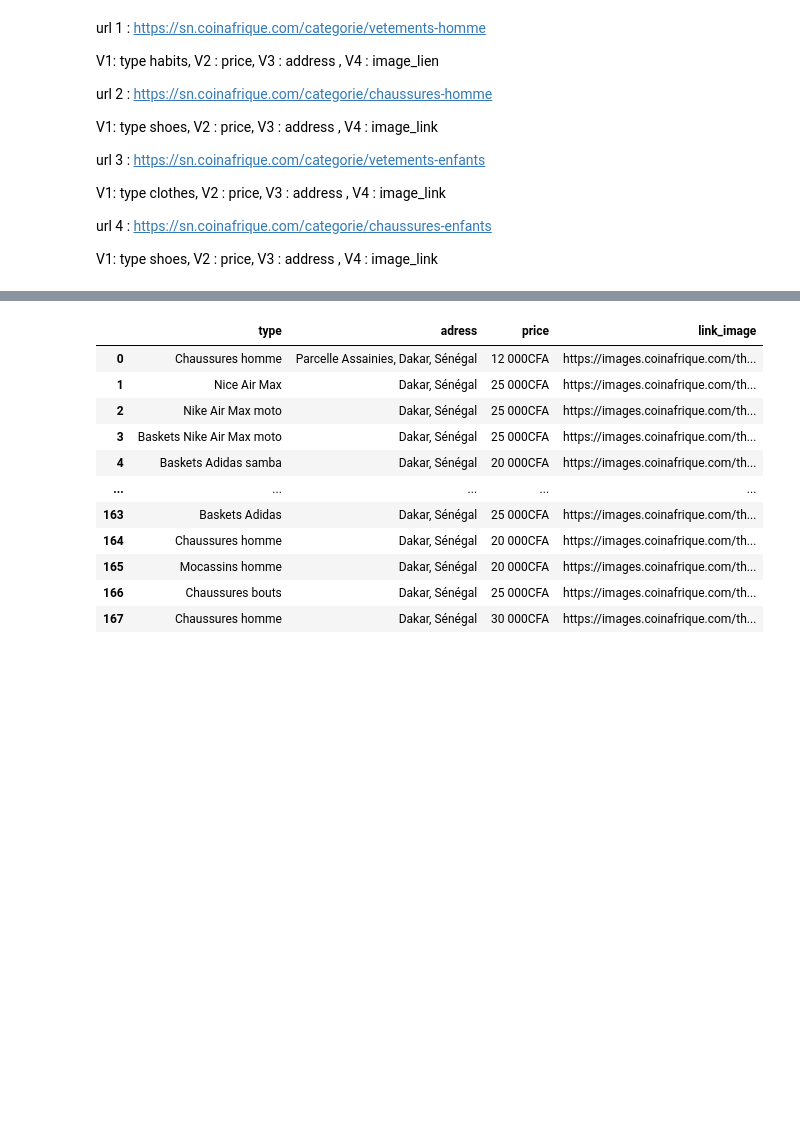
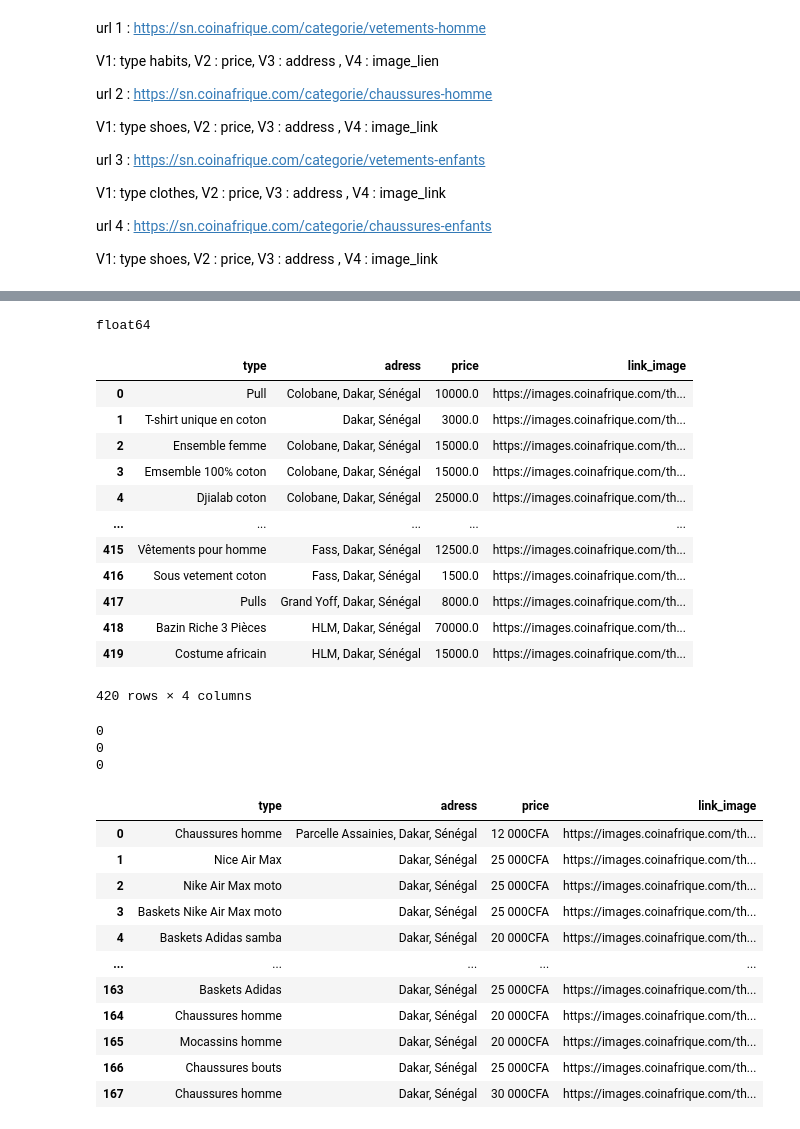
Before and after one commit to Ansoumane621/projet_final_data_collect, a Jupyter notebook: main.ipynb, the cells around one changed output, grey strips where cells are left out. Cells and saved outputs as stored; diff of their text form; code cells hidden in the pictures; blank space fills up the shorter version.

```diff
--- a/main.ipynb
+++ b/main.ipynb
@@ -77,0 +86,5 @@ data
+# %%
+data.head()
+data['price'] = data['price'].str.replace(' ','',regex=False)
+# %%
+data['price'] = pd.to_numeric(data['price'],errors='coerce')
@@ -78,3 +114,33 @@ data
+# %%
+print(data["price"].dtype)
+# %% [output]
+float64
+# %%
+data['price'] = data['price'].fillna(data['price'].median())
+# %%
+data
+# %% [output]
+|  | type | adress | price | link_image |
+| 0 | Pull | Colobane, Dakar, Sénégal | 10000.0 | https://images.coinafrique.com/th... |
+| 1 | T-shirt unique en coton | Dakar, Sénégal | 3000.0 | https://images.coinafrique.com/th... |
+| 2 | Ensemble femme | Colobane, Dakar, Sénégal | 15000.0 | https://images.coinafrique.com/th... |
+| 3 | Emsemble 100℅ coton | Colobane, Dakar, Sénégal | 15000.0 | https://images.coinafrique.com/th... |
+| 4 | Djialab coton | Colobane, Dakar, Sénégal | 25000.0 | https://images.coinafrique.com/th... |
+| ... | ... | ... | ... | ... |
+| 415 | Vêtements pour homme | Fass, Dakar, Sénégal | 12500.0 | https://images.coinafrique.com/th... |
+| 416 | Sous vetement coton | Fass, Dakar, Sénégal | 1500.0 | https://images.coinafrique.com/th... |
+| 417 | Pulls | Grand Yoff, Dakar, Sénégal | 8000.0 | https://images.coinafrique.com/th... |
+| 418 | Bazin Riche 3 Pièces | HLM, Dakar, Sénégal | 70000.0 | https://images.coinafrique.com/th... |
+| 419 | Costume africain | HLM, Dakar, Sénégal | 15000.0 | https://images.coinafrique.com/th... |
+420 rows × 4 columns
+# %%
+print(data['price'].isna().sum())
+print(data['type'].isna().sum())
+print(data['adress'].isna().sum())
+# %% [output]
+0
+0
+0
 # %%
 #pour les chaussures-hommes
 def get_info_chaussures_hommes(containers):
```
Also changed, not shown: parts of 13 cells of this notebook, 13 other files.
